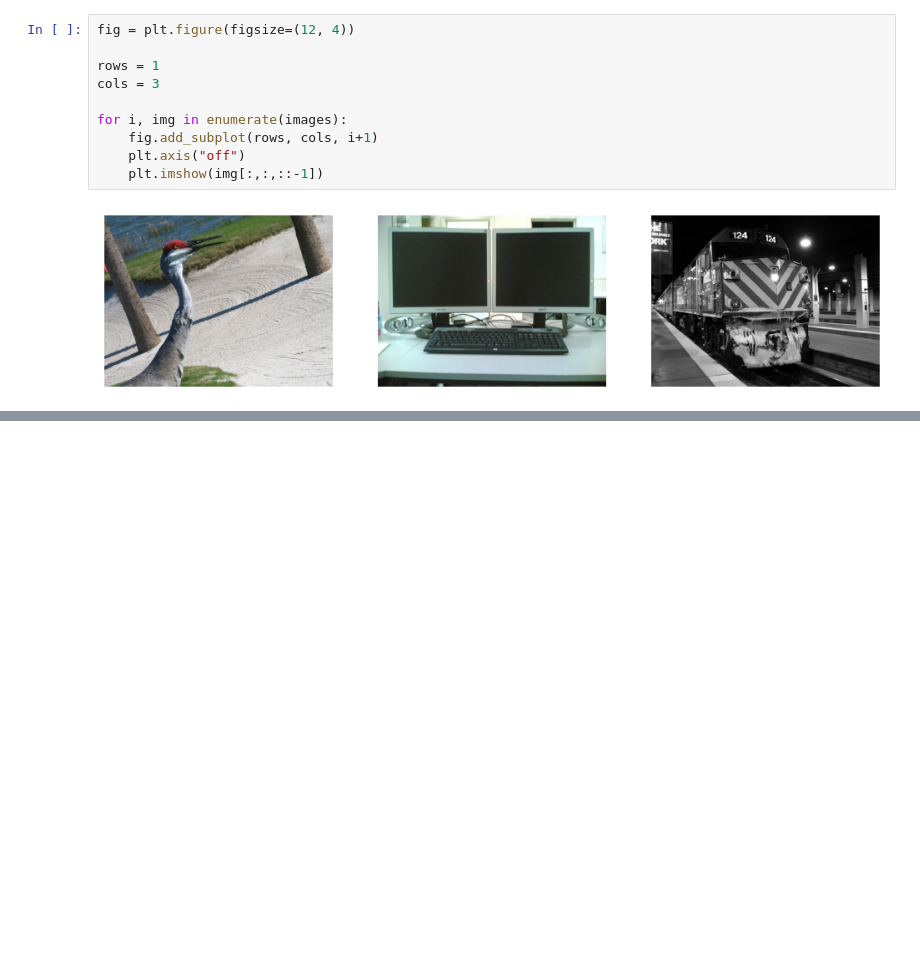
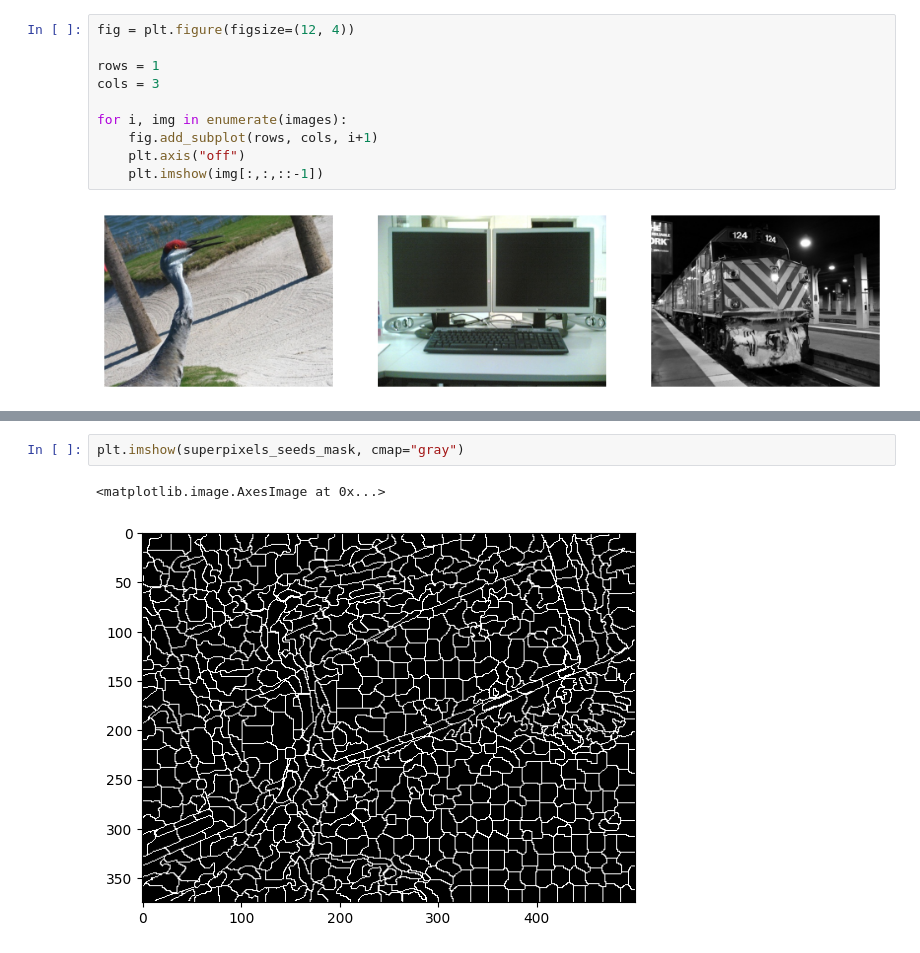
Before and after one commit to vktr274/cv-binary-segmentation, a Jupyter notebook: task2.ipynb, the cells around one changed output, grey strips where cells are left out. Saved outputs shown, nothing was run; the diff lists cells and outputs as text; blank space fills up the shorter version.

```diff
--- a/task2.ipynb
+++ b/task2.ipynb
@@ -72,0 +80,5 @@ plt.imshow(superpixel_mask, cmap="gray")
+# %%
+plt.imshow(superpixels_seeds_mask, cmap="gray")
+# %% [output]
+<matplotlib.image.AxesImage at 0x...>
+[figure, added]
```
Also changed, not shown: parts of 17 cells of this notebook, 2 other files.
